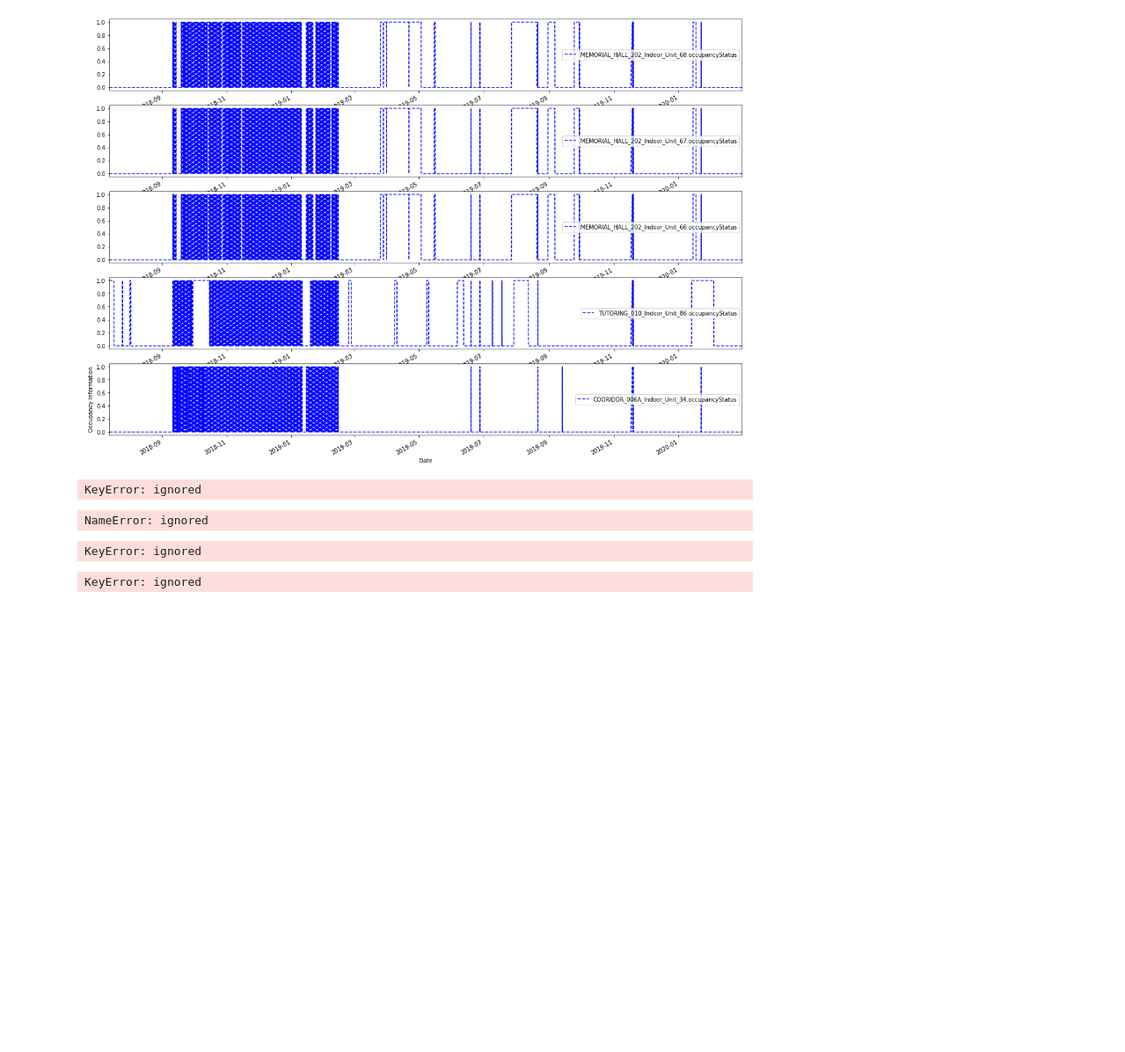
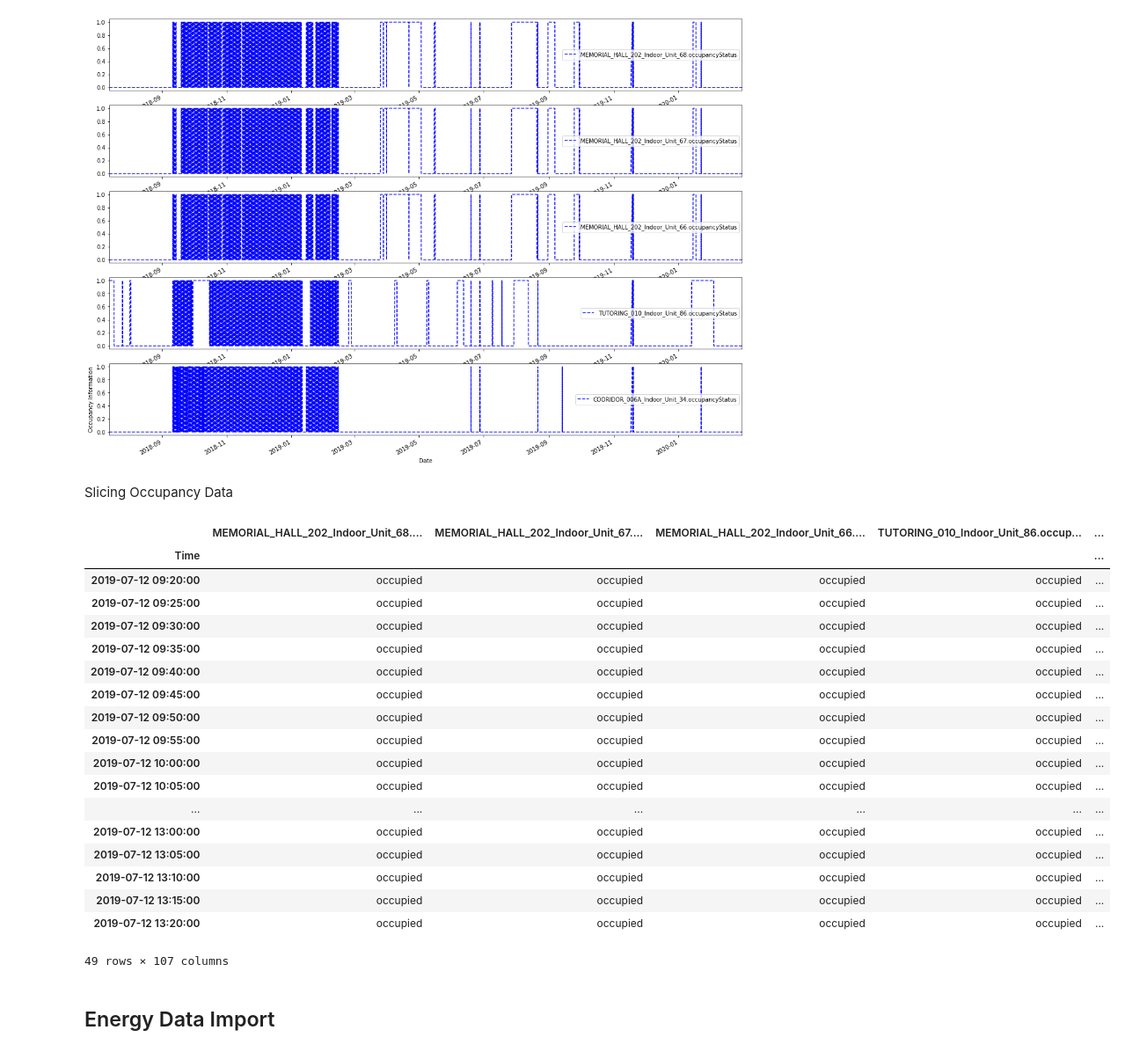
Before and after one commit to AndrewSundaram/VU_SmartCities, a Jupyter notebook: EnergyWorkbook.ipynb, the cells around one changed output. Shown at 88% size. Cells and saved outputs as stored; diff of their text form; code cells hidden in the pictures; blank space fills up the shorter version.

```diff
--- a/EnergyWorkbook.ipynb
+++ b/EnergyWorkbook.ipynb
@@ -108,21 +108,34 @@ The colNum attribute was deprecated in Matplotlib 3.2 and will be removed two mi
   if not layout[ax.rowNum + 1, ax.colNum]:
 Finished 'dataframeplot' in 0.6661 secs
 [figure]
-# %%
-df2 = df[(df['time'] > '2018-07-13 07:50:00') & (df['time'] <= '2018-08-13 07:50:00')]
-# %% [output]
-KeyError: ignored
-# %%
-# plot the first 5 columns
-start = 1
-end = 5
-dp.dataframeplot(df2[df2.columns[start:end]], style='-', xlabel='Date',
-                 ylabel='Occupancy Information', lazy=False, legend=True)
-# %% [output]
-NameError: ignored
-# %%
-start = df[df['Time']=='2018-07-13 07:50:00'].index[0]
-end = df[df['Time']=='2018-08-13 07:50:00'].index[0]
-# %% [output]
-KeyError: ignored
+# %% [markdown]
+Slicing Occupancy Data
+# %%
+# We want to look at data from 12th of July 9:17 am to 12th of July 01:23 pm
+# We slice the data frame to look at the above mentioned date range using the command below
+df_newOcc = df[(df.index >= '2019-07-12 09:17:00') & (df.index <= '2019-07-12 13:23:00')]
+# look at the newly created dataframe after slicing
+df_newOcc.head(50)
+# %% [output]
+|  | MEMORIAL_HALL_202_Indoor_Unit_68.... | MEMORIAL_HALL_202_Indoor_Unit_67.... | MEMORIAL_HALL_202_Indoor_Unit_66.... | TUTORING_010_Indoor_Unit_86.occup... | ... |
+| Time |  |  |  |  | ... |
+| 2019-07-12 09:20:00 | occupied | occupied | occupied | occupied | ... |
+| 2019-07-12 09:25:00 | occupied | occupied | occupied | occupied | ... |
+| 2019-07-12 09:30:00 | occupied | occupied | occupied | occupied | ... |
+| 2019-07-12 09:35:00 | occupied | occupied | occupied | occupied | ... |
+| 2019-07-12 09:40:00 | occupied | occupied | occupied | occupied | ... |
+| 2019-07-12 09:45:00 | occupied | occupied | occupied | occupied | ... |
+| 2019-07-12 09:50:00 | occupied | occupied | occupied | occupied | ... |
+| 2019-07-12 09:55:00 | occupied | occupied | occupied | occupied | ... |
+| 2019-07-12 10:00:00 | occupied | occupied | occupied | occupied | ... |
+| 2019-07-12 10:05:00 | occupied | occupied | occupied | occupied | ... |
+| ... | ... | ... | ... | ... | ... |
+| 2019-07-12 13:00:00 | occupied | occupied | occupied | occupied | ... |
+| 2019-07-12 13:05:00 | occupied | occupied | occupied | occupied | ... |
+| 2019-07-12 13:10:00 | occupied | occupied | occupied | occupied | ... |
+| 2019-07-12 13:15:00 | occupied | occupied | occupied | occupied | ... |
+| 2019-07-12 13:20:00 | occupied | occupied | occupied | occupied | ... |
+49 rows × 107 columns
+# %% [markdown]
+## Energy Data Import
 # %%
@@ -134,4 +149,0 @@ df2 = df2.return_df(processmethods=processmethods)
-# %%
-df2 = df2[(df2['time'] > '2018-07-13 07:50:00') & (df2['time'] <= '2018-08-13 07:50:00')]
-# %% [output]
-KeyError: ignored
```
Also changed, not shown: parts of 8 cells of this notebook.
